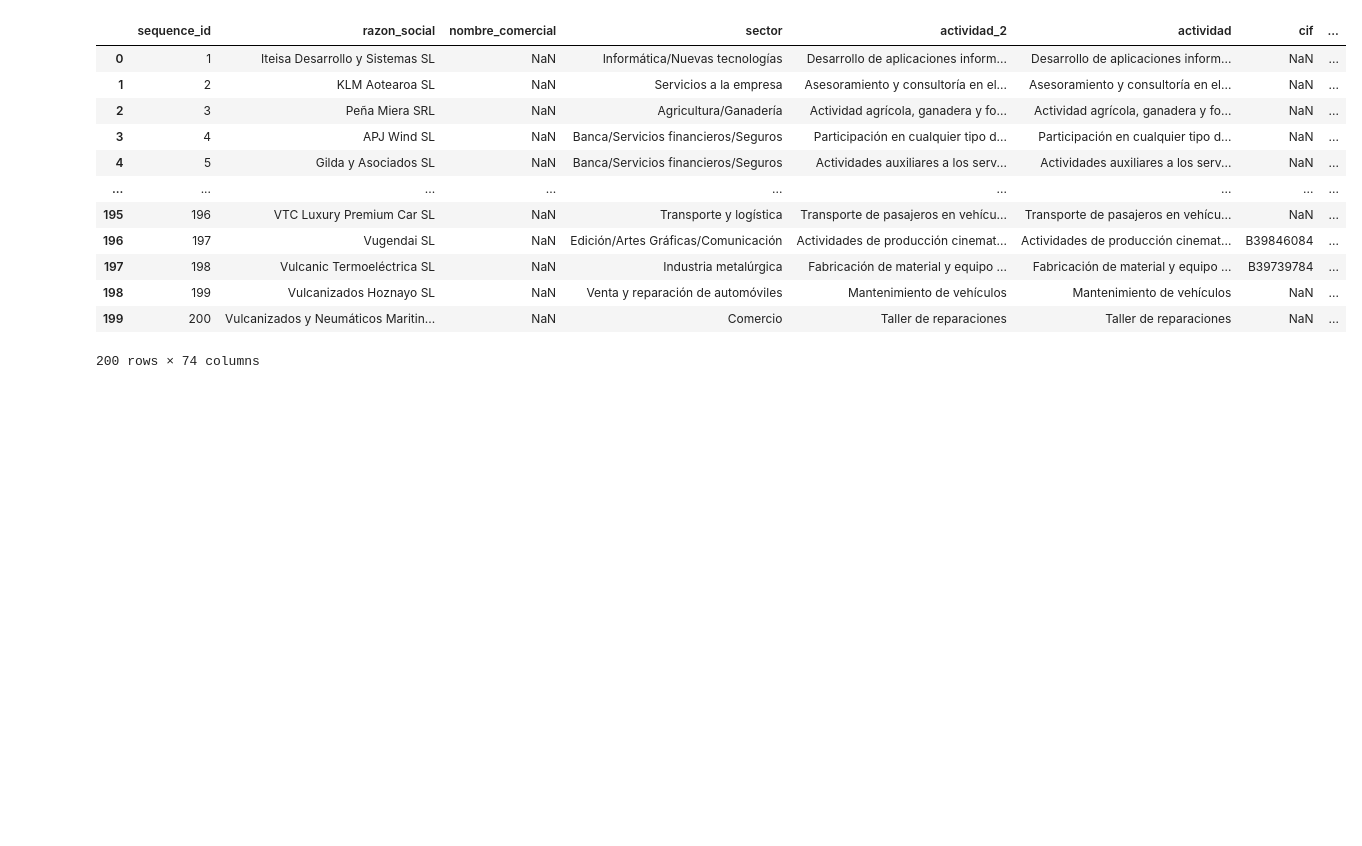
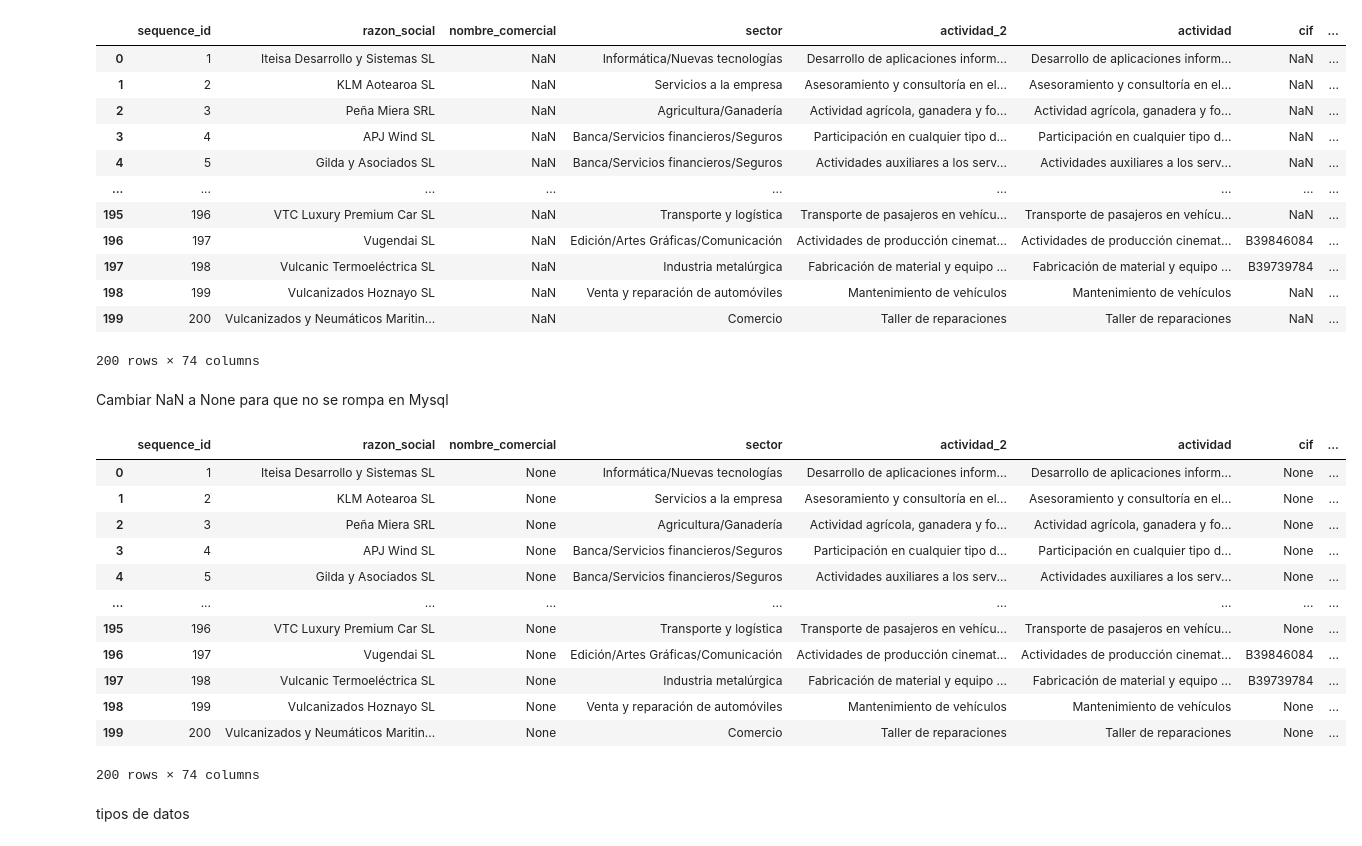
Before and after one commit to IAclickestrategia25/Formulario, a Jupyter notebook: clickestrategia/tranformacion_csv.ipynb, the cells around one changed output. Saved outputs shown, nothing was run; the diff lists cells and outputs as text; code cells hidden in the pictures; blank space fills up the shorter version.

```diff
--- a/clickestrategia/tranformacion_csv.ipynb
+++ b/clickestrategia/tranformacion_csv.ipynb
@@ -178,3 +172,36 @@ df_utf8.head(200)
 | 198 | 199 | Vulcanizados Hoznayo SL | NaN | Venta y reparación de automóviles | Mantenimiento de vehículos | Mantenimiento de vehículos | NaN | ... |
 | 199 | 200 | Vulcanizados y Neumáticos Maritin... | NaN | Comercio | Taller de reparaciones | Taller de reparaciones | NaN | ... |
 200 rows × 74 columns
+# %% [markdown]
+Cambiar NaN a None para que no se rompa en Mysql
+# %%
+import pandas as pd
+
+ruta = "data/export_sin_puntos.csv"
+
+df_utf8_sinPuntos = pd.read_csv(ruta, encoding="utf-8", delimiter=",")
+
+# Convertir NaN a None (NULL en MySQL)
+df_utf8_sinPuntos = df_utf8_sinPuntos.astype(object).where(pd.notna(df_utf8_sinPuntos), None)
+
+# Guardar el nuevo archivo con None en lugar de NaN
+df_utf8_sinPuntos.to_csv("data/export_formatoCorrecto.csv", encoding="utf-8", index=False)
+
+# Mostrar los primeros datos para verificar
+df_utf8_sinPuntos.head(200)
+# %% [output]
+|  | sequence_id | razon_social | nombre_comercial | sector | actividad_2 | actividad | cif | ... |
+| 0 | 1 | Iteisa Desarrollo y Sistemas SL | None | Informática/Nuevas tecnologías | Desarrollo de aplicaciones inform... | Desarrollo de aplicaciones inform... | None | ... |
+| 1 | 2 | KLM Aotearoa SL | None | Servicios a la empresa | Asesoramiento y consultoría en el... | Asesoramiento y consultoría en el... | None | ... |
+| 2 | 3 | Peña Miera SRL | None | Agricultura/Ganadería | Actividad agrícola, ganadera y fo... | Actividad agrícola, ganadera y fo... | None | ... |
+| 3 | 4 | APJ Wind SL | None | Banca/Servicios financieros/Seguros | Participación en cualquier tipo d... | Participación en cualquier tipo d... | None | ... |
+| 4 | 5 | Gilda y Asociados SL | None | Banca/Servicios financieros/Seguros | Actividades auxiliares a los serv... | Actividades auxiliares a los serv... | None | ... |
+| ... | ... | ... | ... | ... | ... | ... | ... | ... |
+| 195 | 196 | VTC Luxury Premium Car SL | None | Transporte y logística | Transporte de pasajeros en vehícu... | Transporte de pasajeros en vehícu... | None | ... |
+| 196 | 197 | Vugendai SL | None | Edición/Artes Gráficas/Comunicación | Actividades de producción cinemat... | Actividades de producción cinemat... | B39846084 | ... |
+| 197 | 198 | Vulcanic Termoeléctrica SL | None | Industria metalúrgica | Fabricación de material y equipo ... | Fabricación de material y equipo ... | B39739784 | ... |
+| 198 | 199 | Vulcanizados Hoznayo SL | None | Venta y reparación de automóviles | Mantenimiento de vehículos | Mantenimiento de vehículos | None | ... |
+| 199 | 200 | Vulcanizados y Neumáticos Maritin... | None | Comercio | Taller de reparaciones | Taller de reparaciones | None | ... |
+200 rows × 74 columns
+# %% [markdown]
+tipos de datos
```
Also changed, not shown: parts of 12 cells of this notebook.
